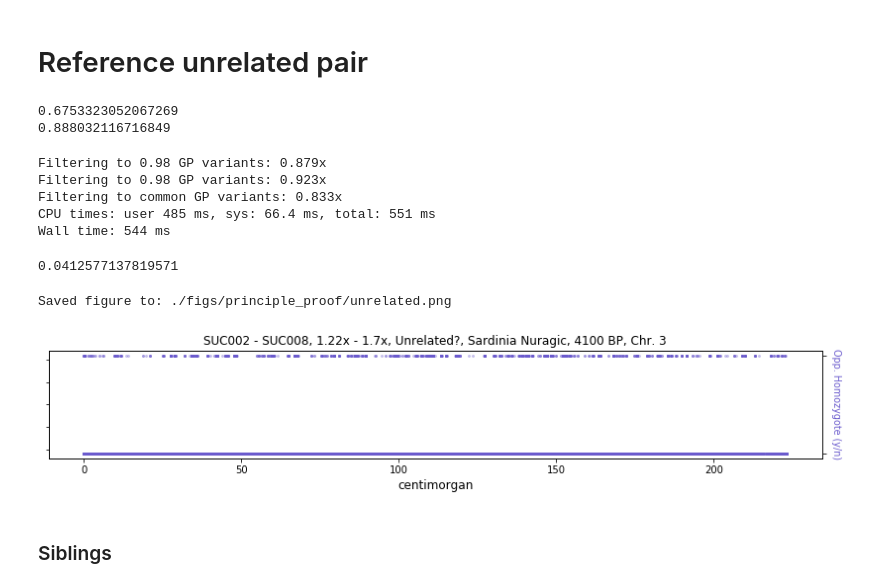
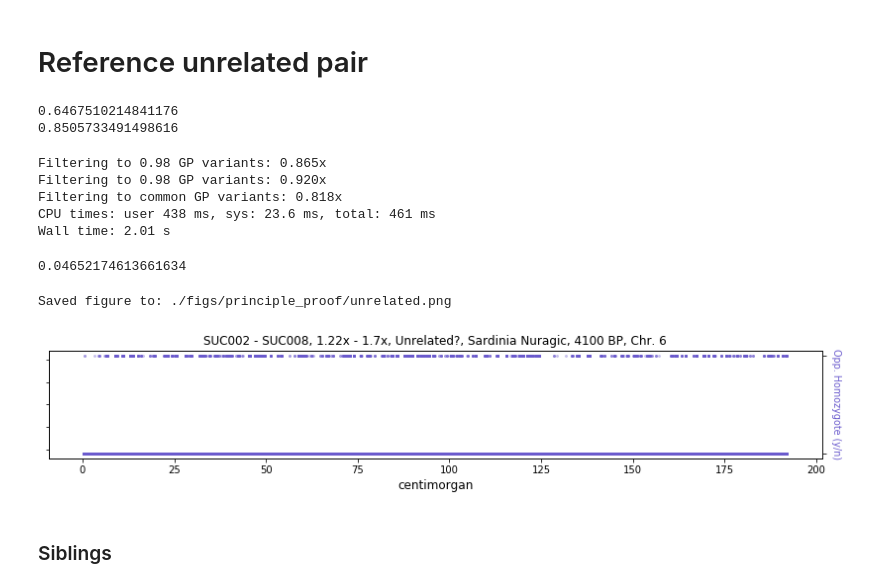
Before and after one commit to hringbauer/ancIBD, a Jupyter notebook: notebook/explore_analysis/plot_opp_homos.ipynb, the cells around one changed output. Saved outputs shown, nothing was run; the diff lists cells and outputs as text; code cells hidden in the pictures.

```diff
--- a/notebook/explore_analysis/plot_opp_homos.ipynb
+++ b/notebook/explore_analysis/plot_opp_homos.ipynb
@@ -138,36 +136,36 @@ f.close()
 # %% [markdown]
 # Reference unrelated pair
 # %%
-f = h5py.File("./data/hdf5/1240k_v43/ch3.h5", "r") # Load for Sanity Check. See below!
+f = h5py.File("./data/hdf5/1240k_v43/ch6.h5", "r") # Load for Sanity Check. See below!
 # %%
 j1 = get_idx_iid(f, "SUC002")
 print(get_coverage(f, j1))
 j2 = get_idx_iid(f, "SUC008")
 print(get_coverage(f, j2))
 # %% [output]
-0.6753323052067269
-0.888032116716849
+0.6467510214841176
+0.8505733491498616
 # %%
 %%time
 g1, g2, m = get_genos_pairs(f, sample1="SUC002", sample2="SUC008",
                             cutoff=0.98, output=True)
 # %% [output]
-Filtering to 0.98 GP variants: 0.879x
-Filtering to 0.98 GP variants: 0.923x
-Filtering to common GP variants: 0.833x
-CPU times: user 485 ms, sys: 66.4 ms, total: 551 ms
-Wall time: 544 ms
+Filtering to 0.98 GP variants: 0.865x
+Filtering to 0.98 GP variants: 0.920x
+Filtering to common GP variants: 0.818x
+CPU times: user 438 ms, sys: 23.6 ms, total: 461 ms
+Wall time: 2.01 s
 # %%
 o_homos = opp_homos(g1, g2)
 np.mean(o_homos)
 # %% [output]
-0.0412577137819571
+0.04652174613661634
 # %%
-plot_hets(m, o_homos, title="SUC002 - SUC008, 1.22x - 1.7x, Unrelated?, Sardinia Nuragic, 4100 BP, Chr. 3", ms=2,
+plot_hets(m, o_homos, title="SUC002 - SUC008, 1.22x - 1.7x, Unrelated?, Sardinia Nuragic, 4100 BP, Chr. 6", ms=2,
           savepath="./figs/principle_proof/unrelated.png")
 # %% [output]
 Saved figure to: ./figs/principle_proof/unrelated.png
-[figure, old version]
+[figure, new version]
 # %%
 f.close()
 # %% [markdown]
```
Also changed, not shown: parts of 10 cells of this notebook, 6 other files.
